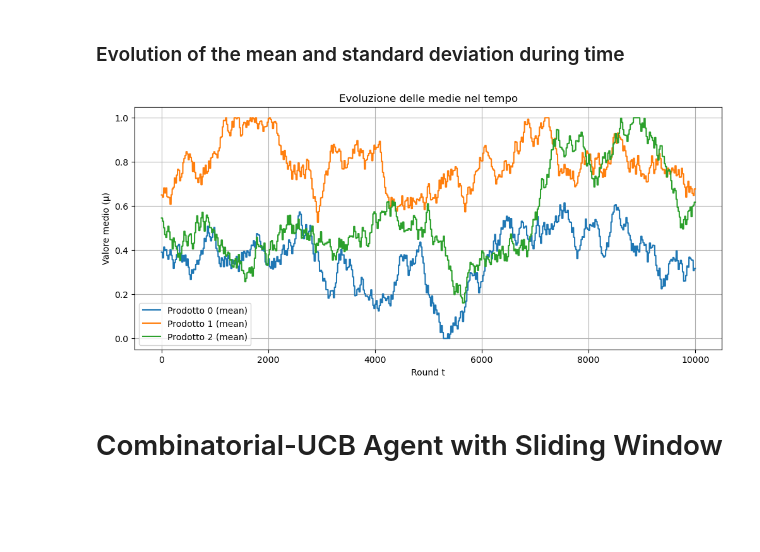
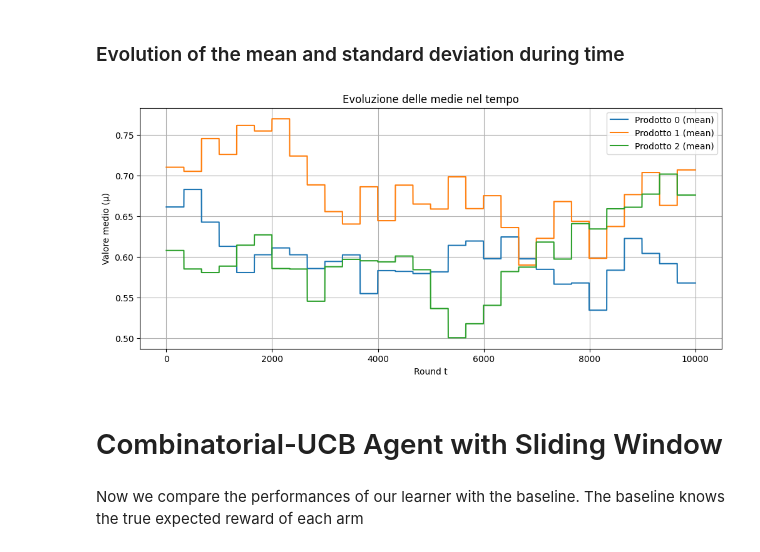
Before and after one commit to Filippo-Galli/Online-Learning-Application-project, a Jupyter notebook: 5_slightly_non_stat_multi_prod/main.ipynb, the cells around one changed output. Saved outputs shown, nothing was run; the diff lists cells and outputs as text; code cells hidden in the pictures; blank space fills up the shorter version.

```diff
--- a/5_slightly_non_stat_multi_prod/main.ipynb
+++ b/5_slightly_non_stat_multi_prod/main.ipynb
@@ -7,6 +7,10 @@ from scipy import optimize
 # %%
 np.random.seed(42)  # For reproducibility
 T = 10000           # total time horizon
+B = T
+W = 1000
+n_products = 3
+n_intervals = 30
+prices = np.linspace(0,1, 5)
 
-n_products = 3
-n_intervals = 500
+print(prices)
@@ -17,24 +23,28 @@ n_intervals = 500
 # %%
 class NonStationaryEnvironment:
 
-    def __init__(self, n_products, T, n_intervals, delta_mu = 0.05, delta_std = 0.01, mu_range=(0.3,0.7), std_range=(0.05,0.15), n_generator = None ):
+    def __init__(self, n_products, T, n_intervals, prices, delta_mu = 0.05, delta_std = 0.01, mu_range=(0.3,0.7), std_range=(0.05,0.15), n_generator = None ):
 
         """Args:
            n_products: Number of products
            T: Number of timesteps
            n_intervals: Number of intervals for the non-stationary environment
-           n_generator: Random number generator (optional, defaults to np.random.default_rng())"""
+           n_generator: Random number generator (optional, defaults to np.random.default_rng())
+           prices: List of possible prices"""
 
         self.n_products = n_products
         self.T = T
         self.n_intervals = n_intervals
-        self.n_generator = n_generator if n_generator is not None else np.random.default_rng()
+        self.n_generator = n_generator if n_generator is not None else np.random.default_rng(42)
         self.mu_range = mu_range
         self.std_range = std_range
         self.delta_mu = delta_mu
         self.delta_std = delta_std
+        self.prices = prices
 
         self.interval_lenght = T // n_intervals
+        #Generate mean for each product at each timestep
+        self.generate_valuations_parameters()
 
 
     def generate_valuations_parameters(self):
@@ -91,36 +101,36 @@ class NonStationaryEnvironment:
 # %% [markdown]
 ### Evolution of the mean and standard deviation during time
 # %%
-env = NonStationaryEnvironment(n_products=n_products, T=T, n_intervals=n_intervals)
+env = NonStationaryEnvironment(n_products=n_products, T=T, n_intervals=n_intervals, prices=prices)
 env.generate_valuations_parameters()
 
 # Plot delle medie
 plt.figure(figsize=(12,5))
 
 for p in range(n_products):
     plt.plot(env.means[:, p], label=f"Prodotto {p} (mean)")
 
 plt.title("Evoluzione delle medie nel tempo")
 plt.xlabel("Round t")
 plt.ylabel("Valore medio (μ)")
 plt.legend()
 plt.grid(True)
 plt.show()
 
 # Plot delle deviazioni standard
 #plt.figure(figsize=(12,5))
 
 #for p in range(n_products):
 #    plt.plot(env.stds[p], label=f"Prodotto {p} (std)")
 
 #plt.title("Evoluzione delle deviazioni standard nel tempo")
 #plt.xlabel("Round t")
 #plt.ylabel("Deviazione standard (σ)")
 #plt.legend()
 #plt.grid(True)
 #plt.show()
 # %% [output]
-[figure, old version]
+[figure, new version]
 # %% [markdown]
 # Combinatorial-UCB Agent with Sliding Window
 # %%
@@ -279,3 +302,5 @@ class UCBSWAgent:
             print(f"LP Error: {e}")
             # Fallback: uniform distribution for all products
             return np.ones((self.n, self.n_price)) / self.n_price
+# %% [markdown]
+Now we compare the performances of our learner with the baseline. The baseline knows the true expected reward of each arm
```
Also changed, not shown: parts of 6 cells of this notebook.
